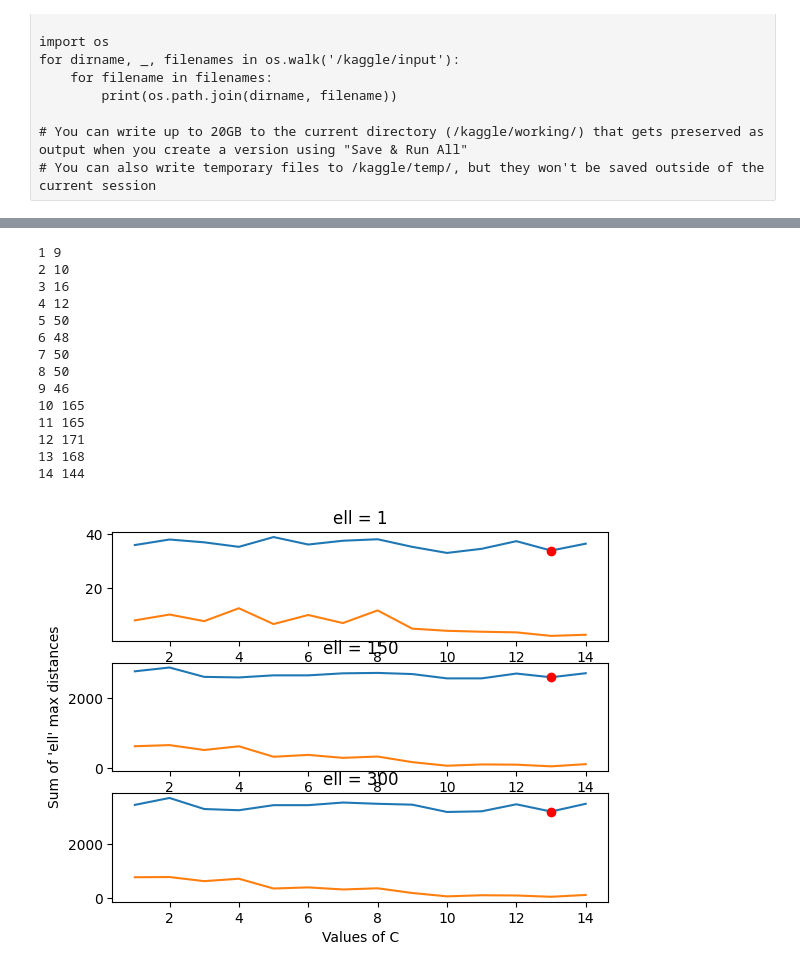
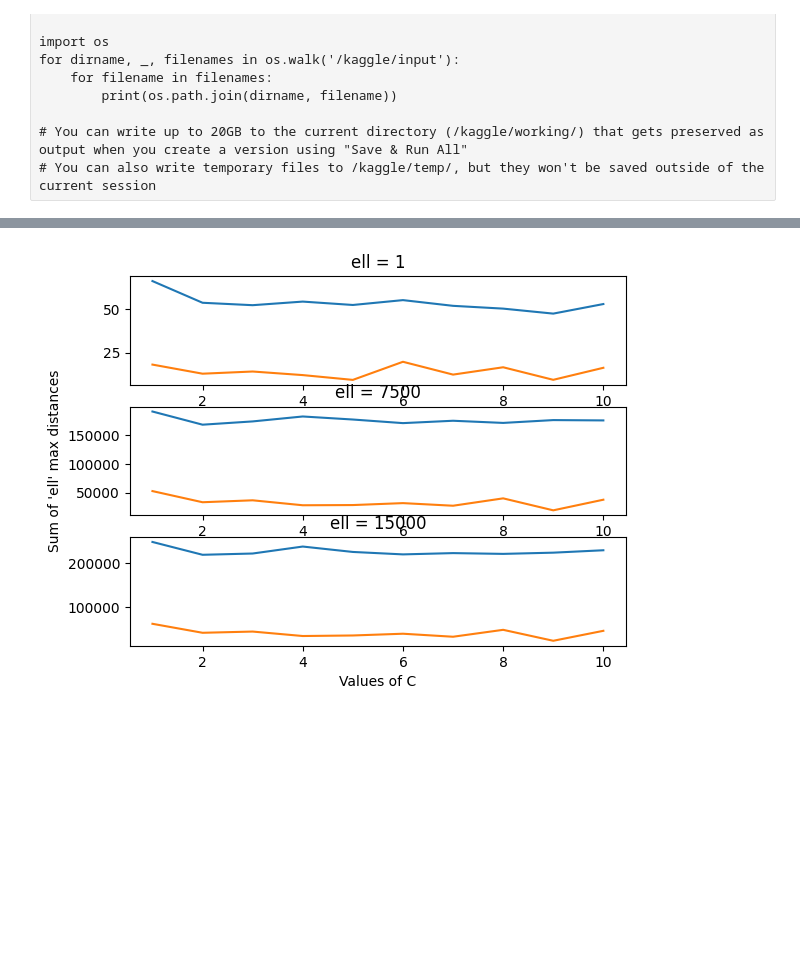
Before and after one commit to VarinKala26/CoresetsForProjectiveClustering, a Jupyter notebook: v1_coresetsforprojectiveclustering.ipynb, the cells around one changed output, grey strips where cells are left out. Saved outputs shown, nothing was run; the diff lists cells and outputs as text; code cells hidden in the pictures; blank space fills up the shorter version.

```diff
--- a/v1_coresetsforprojectiveclustering.ipynb
+++ b/v1_coresetsforprojectiveclustering.ipynb
@@ -77,13 +81,13 @@ print(data_arr)
 import random
 
 random_seed = 6
-data_freq = 300
+data_freq = 15000
 # data = data_arr[:data_freq, :]
 random.seed(random_seed)
 indices = random.sample(range(data_arr.shape[0]), data_freq)
 
 data = data_arr[indices, :]
 
-plt.plot(data[:, 0], data[:, 1], marker='o', linestyle=' ', color='blue', label='Bike Data')
+plt.plot(data[:, 0], data[:, 1], marker='.', linestyle=' ', color='blue', label='Bike Data')
 # %% [output]
 [<matplotlib.lines.Line2D at 0x...>]
@@ -268,9 +266,16 @@ def find_optimal_l_centrum(F, l, P):
     return optimalLine, optimalDistances, closestDistances
 # %%
 def find_optimal_dist_sum(data, l, F):
+    '''
+        Calls find_optimal_l_centrum
+        Computes and returns values of objective function when:
+            -centre = 1 optimal line
+            -centre = F (set of lines)
+        Also returns the optimal line
+    '''
     L_1, D_1, D_n = find_optimal_l_centrum(F, l, data)
-    optimal_max_l_dist_sum  = sum(D_1[:l])
-    optimal_closest_l_dist_sum = sum(D_n[:l])
+    optimal_max_l_dist_sum  = sum(D_1[:l]) #Sum of max_l_distances for 1 line
+    optimal_closest_l_dist_sum = sum(D_n[:l]) #Sum of max_l_distances for F set
 
 #     plotPoint(data, 'red')
 #     plotLine(L_1[0], L_1[1])
@@ -373,7 +386,7 @@ print("ell = " + str(ell_values[2]) + ": Optimal C = " + str(np.argmin(np.array(
 
 for l in range(3):
     plt.subplot(3, 1, l + 1)
-    plt.plot(range(1, 15), mean_min_dist[l])
+    plt.plot(range(1, 11), mean_min_dist[l])
     plt.title("ell = " + str(ell_values[l]))
     plt.xlabel("Values of C")
     if l==1:
@@ -392,7 +405,7 @@ print("ell = " + str(ell_values[2]) + ": Optimal C = " + str(np.argmin(np.array(
 
 for l in range(3):
     plt.subplot(3, 1, l + 1)
-    plt.plot(range(1, 15), mean_closest_dist[l])
+    plt.plot(range(1, 11), mean_closest_dist[l])
     plt.title("ell = " + str(ell_values[l]))
     plt.xlabel("Values of C")
     if l==1:
@@ -407,56 +420,42 @@ ell = 300: Optimal C = 13
 # %%
 min_dist_sum = [-1, -1, -1]
 line_C_13 = [None, None, None]
 optimal_C = [0, 0, 0]
 ell_values = [1, data.shape[0]//2, data.shape[0]]
 min_dist_rec = [[], [], []]
 closest_dist_rec = [[], [], []]
-line_C_13 = [None, None, None]
-F_len_rec = []
+# line_C_13 = [None, None, None]
+# F_len_rec = []
 
-for i in range(1, 15):
-    F = find_k_j_flats(data, i)
-    print(i, len(F))
-    F_len_rec.append(len(F))
+for i in range(1, 11):
+    F, _ = find_k_j_flats(data, i)
+#     print(i, F_len_rec[i-1])
+#     F_len_rec.append(len(F))
     for l in range(3):
         closest_dist_sum, cur_dist_sum, cur_line = find_optimal_dist_sum(data, ell_values[l], F)
         min_dist_rec[l].append(cur_dist_sum)
         closest_dist_rec[l].append(closest_dist_sum)
 
-        if i == 5 or cur_dist_sum < min_dist_sum[l]:
+        if i == 1 or cur_dist_sum < min_dist_sum[l]:
             min_dist_sum[l] = cur_dist_sum
             optimal_line[l] = cur_line
             optimal_C[l] = i
 
-        if i == 13:
+        if i == 9:
             line_C_13[l] = cur_line
 
 for l in range(3):
     plt.subplot(3, 1, l + 1)
-    plt.plot(range(1, 15), min_dist_rec[l])
-    plt.plot(range(1, 15), closest_dist_rec[l])
-    plt.plot([13], [min_dist_rec[l][12]], marker='o', linestyle=" ", color="red")
+    plt.plot(range(1, 11), min_dist_rec[l])
+    plt.plot(range(1, 11), closest_dist_rec[l])
+#     plt.plot([13], [min_dist_rec[l][12]], marker='o', linestyle=" ", color="red")
     plt.title("ell = " + str(ell_values[l]))
     plt.xlabel("Values of C")
     if l==1:
         plt.ylabel("Sum of 'ell' max distances")
 #     plt.ylim(0, None)
 
 plt.show()
 # %% [output]
-1 9
-2 10
-3 16
-4 12
-5 50
-6 48
-7 50
-8 50
-9 46
-10 165
-11 165
-12 171
-13 168
-14 144
-[figure, old version]
+[figure, new version]
 # %%
```
Also changed, not shown: parts of 20 cells of this notebook.
